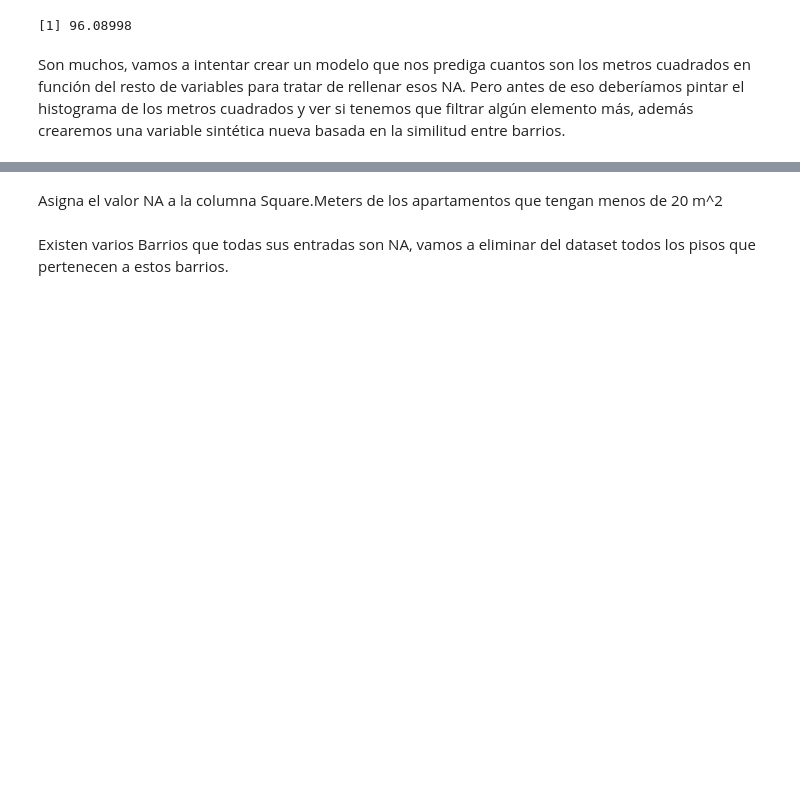
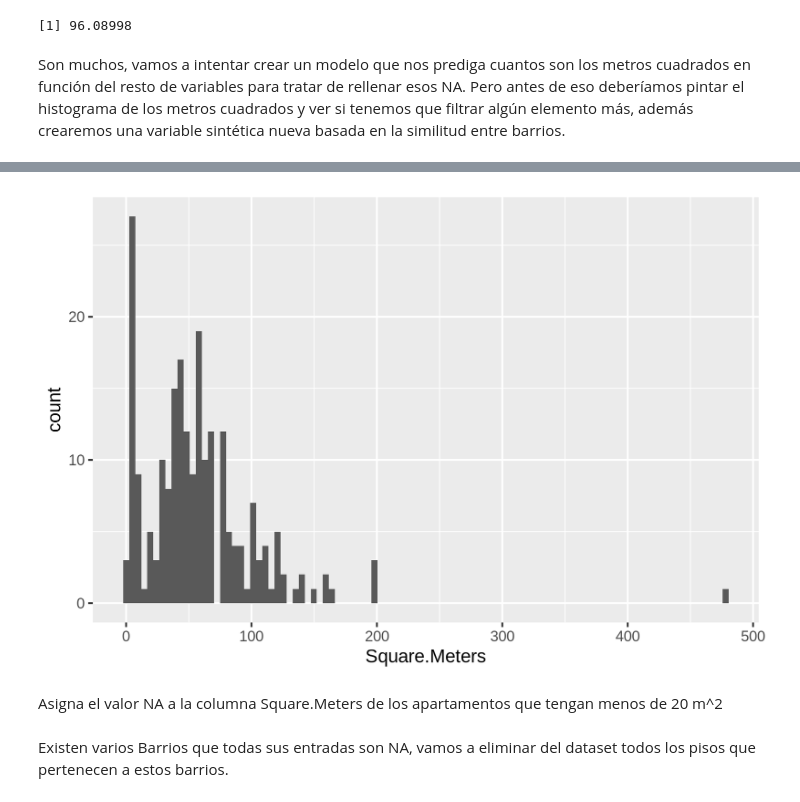
Before and after one commit to jimmyls92/Practica_Data_Mining, a Jupyter notebook: Practica-JaimeLopez.ipynb, the cells around one changed output, grey strips where cells are left out. Cells and saved outputs as stored; diff of their text form; code cells hidden in the pictures; blank space fills up the shorter version.

```diff
--- a/Practica-JaimeLopez.ipynb
+++ b/Practica-JaimeLopez.ipynb
@@ -143,0 +109,3 @@ Warning message:
+# %%
+df_madrid %>% ggplot(aes(x=Square.Meters))+geom_histogram(bins=100)
+# %% [output]
@@ -144,3 +114,4 @@ Warning message:
+[figure, added]
 # %% [markdown]
 Asigna el valor NA a la columna Square.Meters de los apartamentos que tengan menos de 20 m^2
 # %%
```
Also changed, not shown: parts of 48 cells of this notebook.
